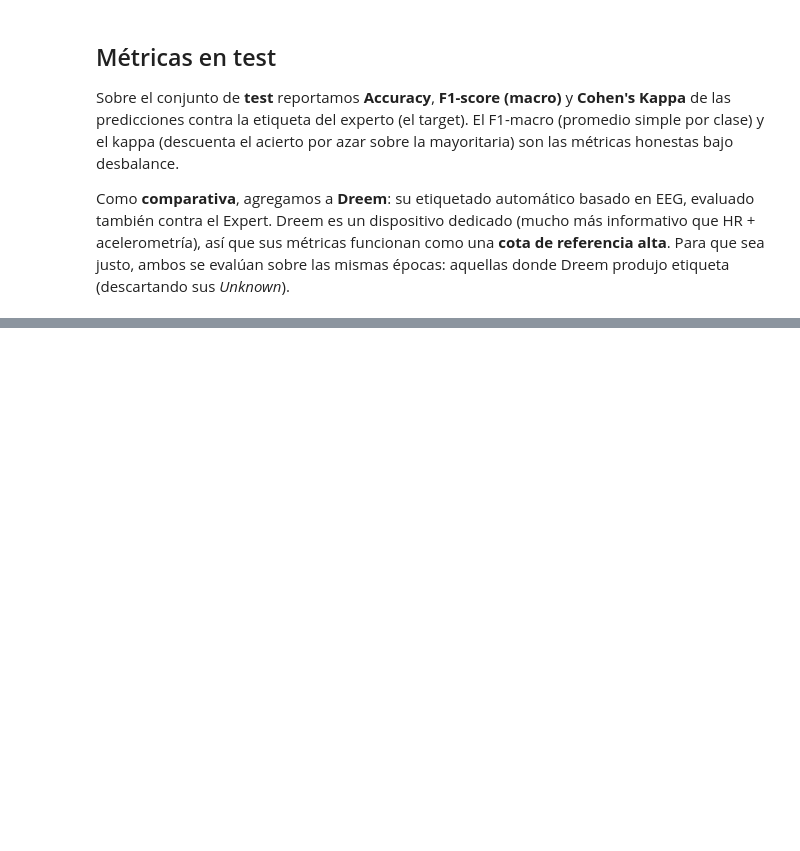
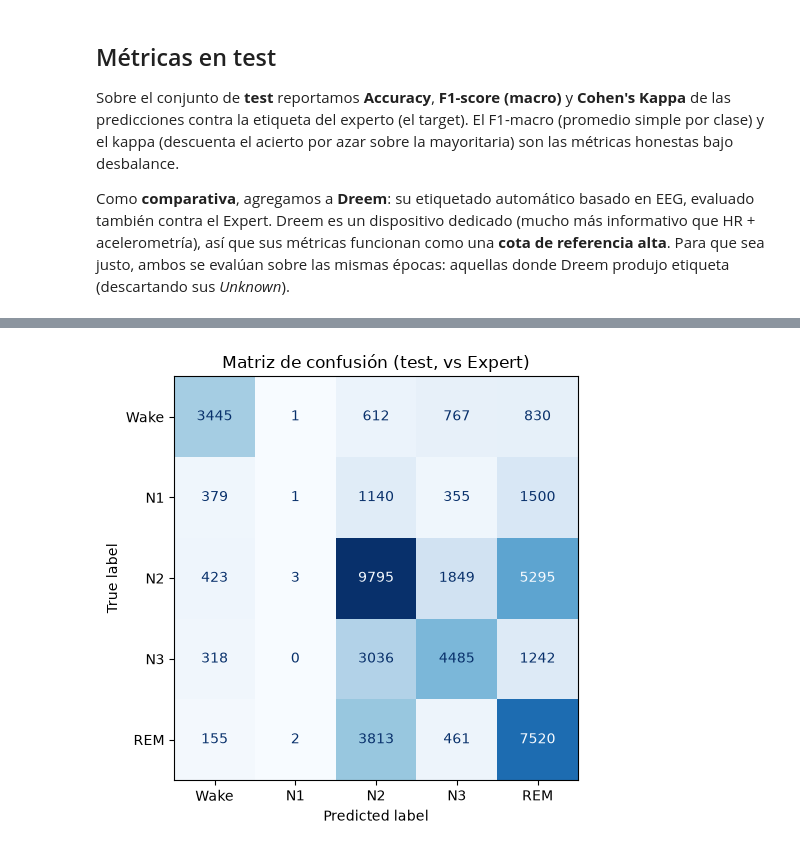
Before and after one commit to agus-pereyra/proyecto-final-ml, a Jupyter notebook: notebooks/MLP.ipynb, the cells around one changed output, grey strips where cells are left out. Saved outputs shown, nothing was run; the diff lists cells and outputs as text; code cells hidden in the pictures; blank space fills up the shorter version.

```diff
--- a/notebooks/MLP.ipynb
+++ b/notebooks/MLP.ipynb
@@ -164,0 +188,9 @@ Comparativa vs Expert (épocas con Dreem válido: 47379 de 47427):
+# %%
+cm = confusion_matrix(y_true, y_pred, labels=range(5))
+disp = ConfusionMatrixDisplay(cm, display_labels=['Wake', 'N1', 'N2', 'N3', 'REM'])
+fig, ax = plt.subplots(figsize=(6, 5))
+disp.plot(ax=ax, cmap='Blues', colorbar=False)
+ax.set_title('Matriz de confusión (test, vs Expert)')
+plt.tight_layout(); plt.show()
+# %% [output]
+[figure, added]
```
Also changed, not shown: parts of 15 cells of this notebook, 4 other files.
